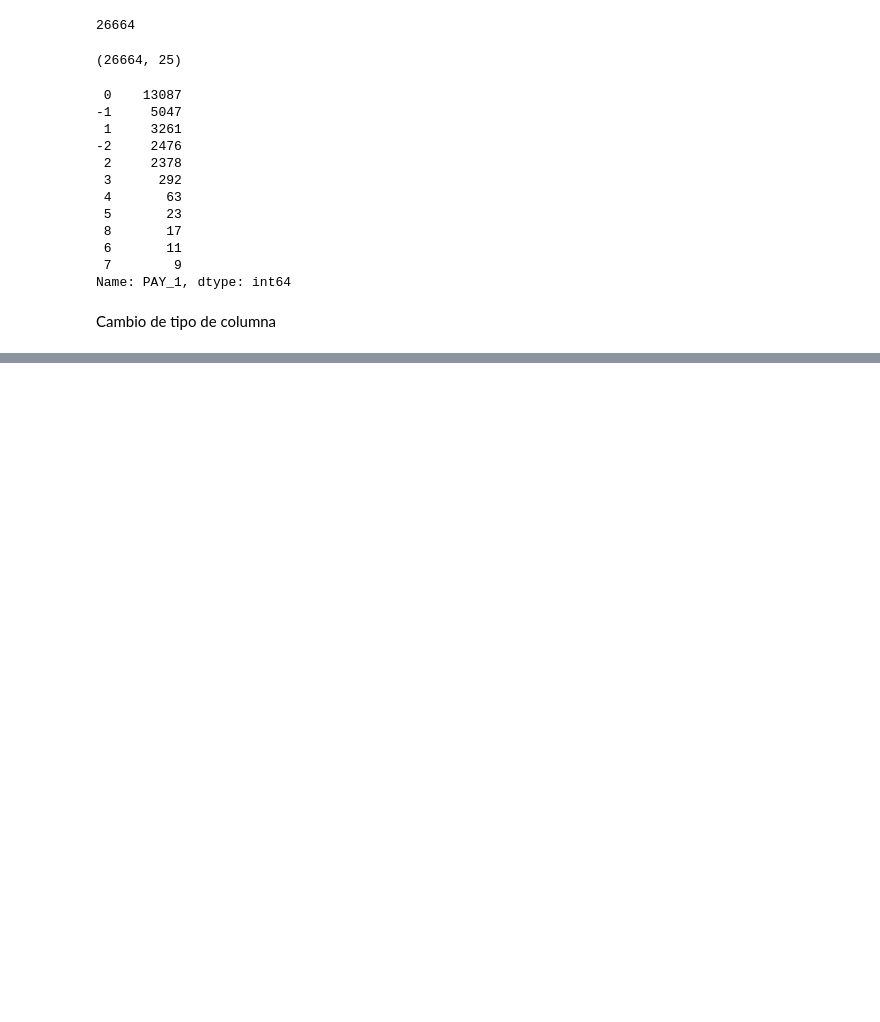
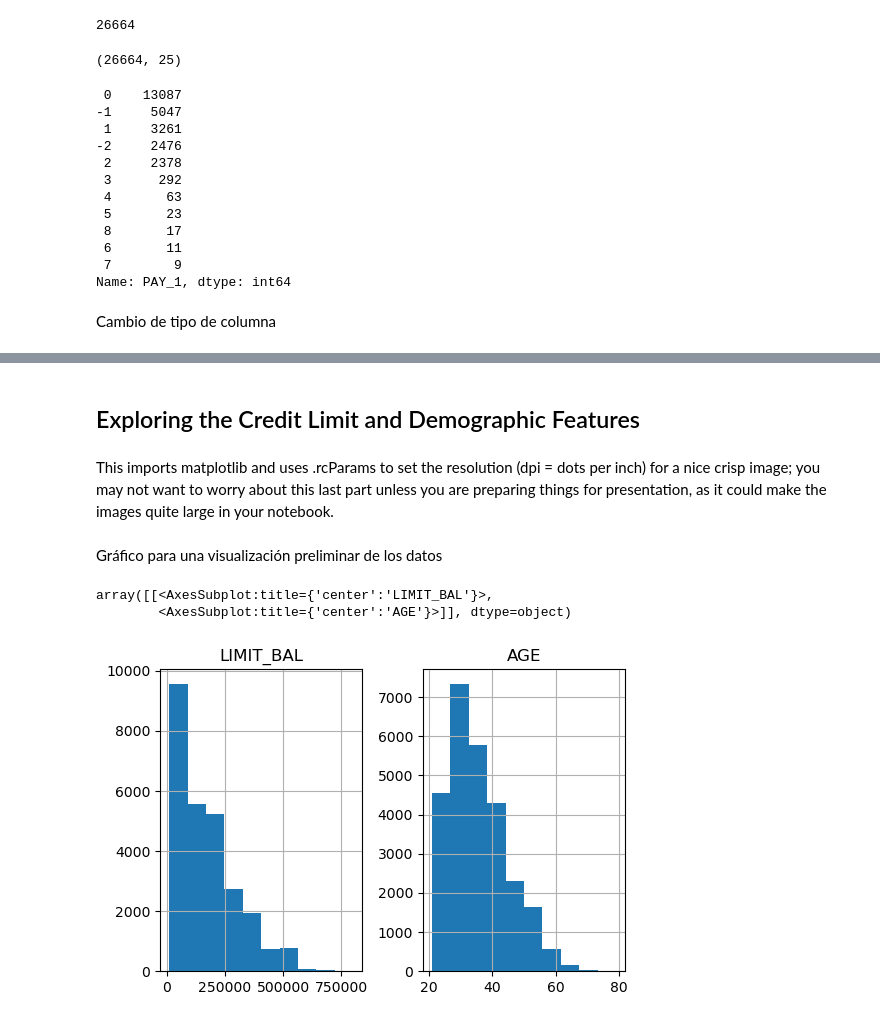
Before and after one commit to charliebrown007/02-Exploratory_Analysis, a Jupyter notebook: Data exploration and cleaning.ipynb, the cells around one changed output, grey strips where cells are left out. Saved outputs shown, nothing was run; the diff lists cells and outputs as text; code cells hidden in the pictures; blank space fills up the shorter version.

```diff
--- a/Data exploration and cleaning.ipynb
+++ b/Data exploration and cleaning.ipynb
@@ -318,0 +318,19 @@ See the caveats in the documentation: https://pandas.pydata.org/pandas-docs/stab
+# %% [markdown]
+## Exploring the Credit Limit and Demographic Features
+# %%
+import pandas as pd
+import matplotlib.pyplot as plt #import plotting package
+import matplotlib as mpl #additional plotting functionality
+mpl.rcParams['figure.dpi'] = 100 #400 #high resolution figures
+# %% [markdown]
+This imports matplotlib and uses .rcParams to set the resolution (dpi = dots per inch) for a nice crisp image; you may not want to worry about this last part unless you are preparing things for presentation, as it could make the images quite large in your notebook.
+# %%
+df_clean_2 = pd.read_csv('../Exploratory_Analysis/df_clean_2.csv')
+# %% [markdown]
+Gráfico para una visualización preliminar de los datos
+# %%
+df_clean_2[['LIMIT_BAL', 'AGE']].hist()
+# %% [output]
+array([[<AxesSubplot:title={'center':'LIMIT_BAL'}>,
+        <AxesSubplot:title={'center':'AGE'}>]], dtype=object)
+[figure, added]
```
Also changed, not shown: parts of 14 cells of this notebook, 1 other file.
